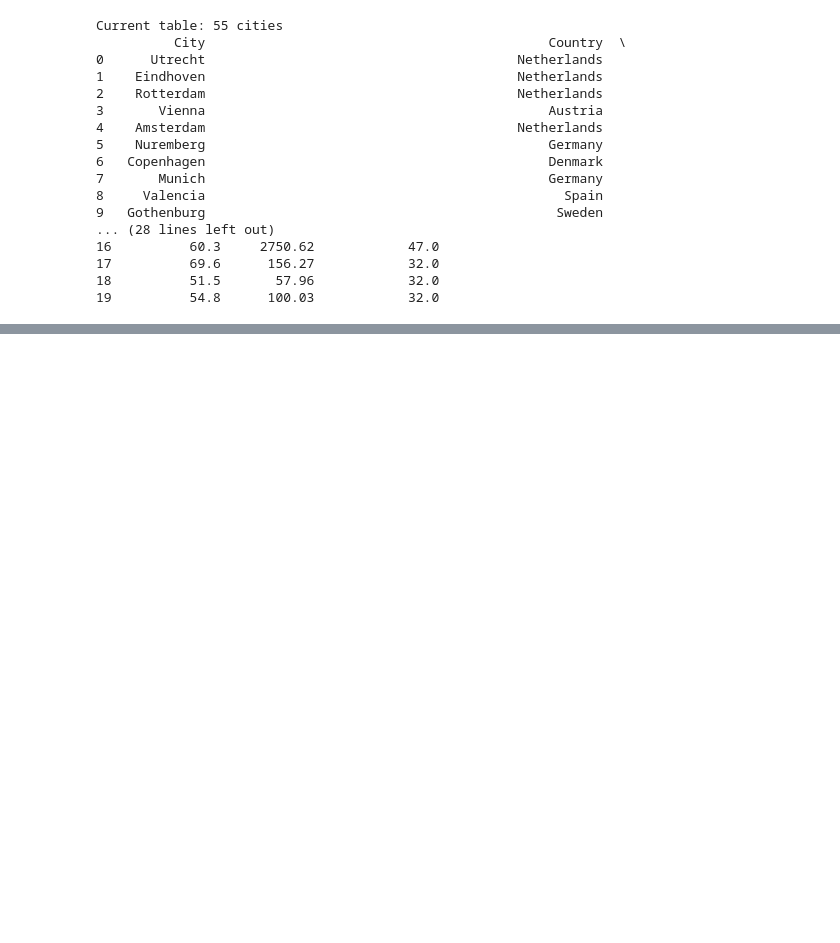
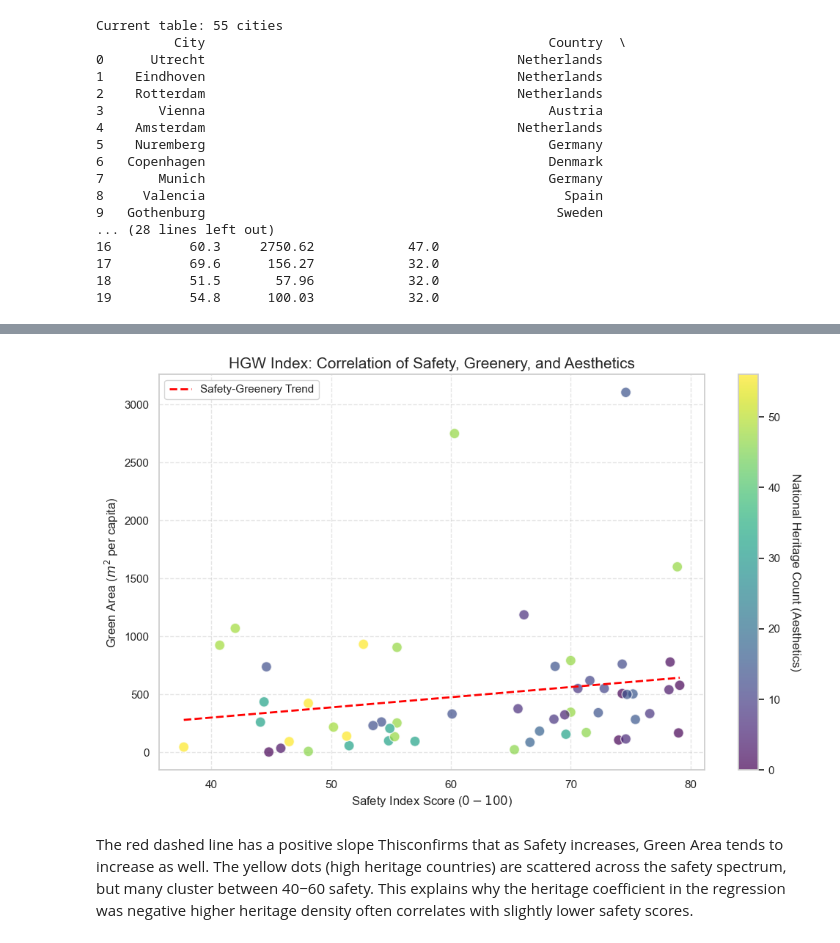
Before and after one commit to AoifeMurphy02/DAV_Specification_Index_Generation_and_Visualization, a Jupyter notebook: HGW_Index.ipynb, the cells around one changed output, grey strips where cells are left out. Drawn from its saved outputs; the diff is of its cells as text; code cells hidden in the pictures; blank space fills up the shorter version.

```diff
--- a/HGW_Index.ipynb
+++ b/HGW_Index.ipynb
@@ -377,0 +415,39 @@ Current table: 55 cities
+# %%
+from matplotlib import pyplot as plt
+import numpy as np
+
+# Define the variables
+x = df_europe_master['Safety Index']
+y = df_europe_master['Green_area']
+z = df_europe_master['Heritage_Count']
+
+plt.figure(figsize=(12, 7))
+
+# Updated Scatter Plot
+
+scatter = plt.scatter(x, y, c=z, cmap='viridis', s=100, alpha=0.7, edgecolors='white')
+
+# Colorbar to explain what the colors mean
+cbar = plt.colorbar(scatter)
+cbar.set_label('National Heritage Count (Aesthetics)', rotation=270, labelpad=20)
+
+#  Line of Best Fit (Linear Regression for X and Y)
+stats = np.polyfit(x, y, 1)
+line_function = np.poly1d(stats)
+plt.plot(np.unique(x), line_function(np.unique(x)), color='red', linestyle='--', linewidth=2, label='Safety-Greenery Trend')
+
+# Labels and Title with LaTeX formatting
+plt.title("HGW Index: Correlation of Safety, Greenery, and Aesthetics", fontsize=15)
+plt.xlabel("Safety Index Score ($0-100$)", fontsize=12)
+plt.ylabel("Green Area ($m^2$ per capita)", fontsize=12)
+
+plt.grid(True, linestyle='--', alpha=0.5)
+plt.legend()
+
+plt.show()
+plt.close()
+# %% [output]
+[figure, added]
+# %% [markdown]
+The red dashed line has a positive slope Thisconfirms that as Safety increases, Green Area tends to increase as well.
+The yellow dots (high heritage countries) are scattered across the safety spectrum, but many cluster between 40−60 safety. This explains why the heritage coefficient in the regression was negative higher heritage density often correlates with slightly lower safety scores.
```
Also changed, not shown: parts of 4 cells of this notebook.
